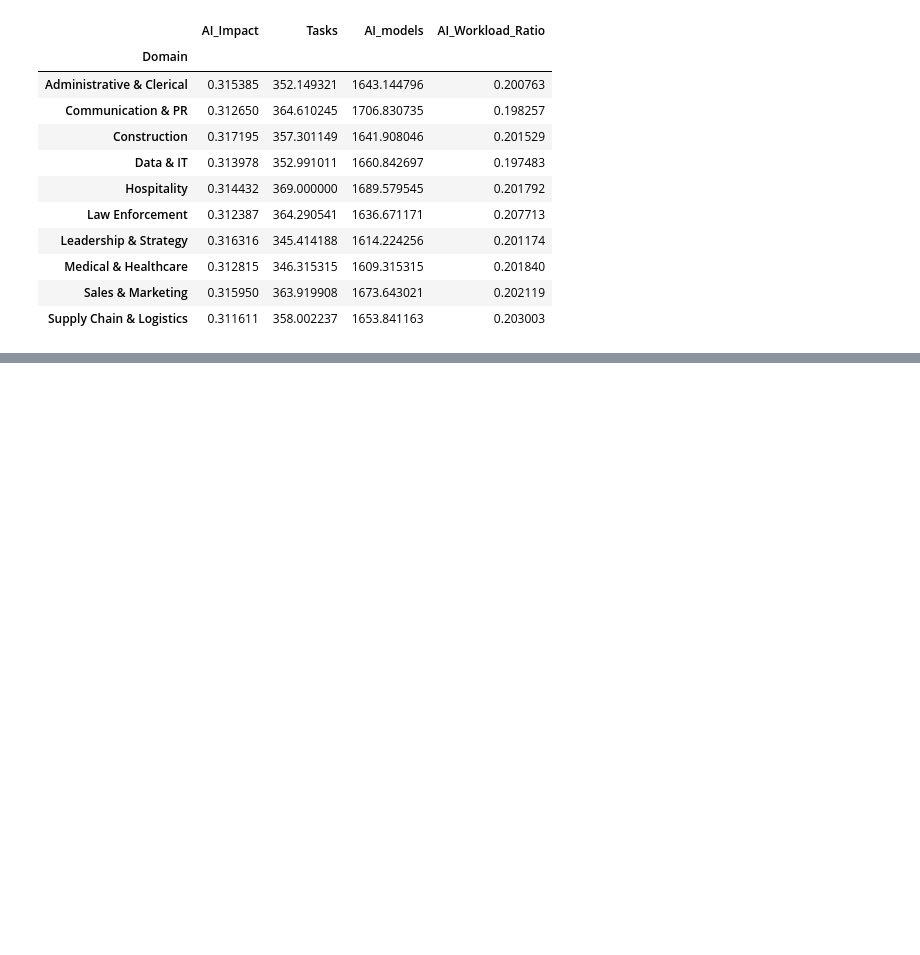
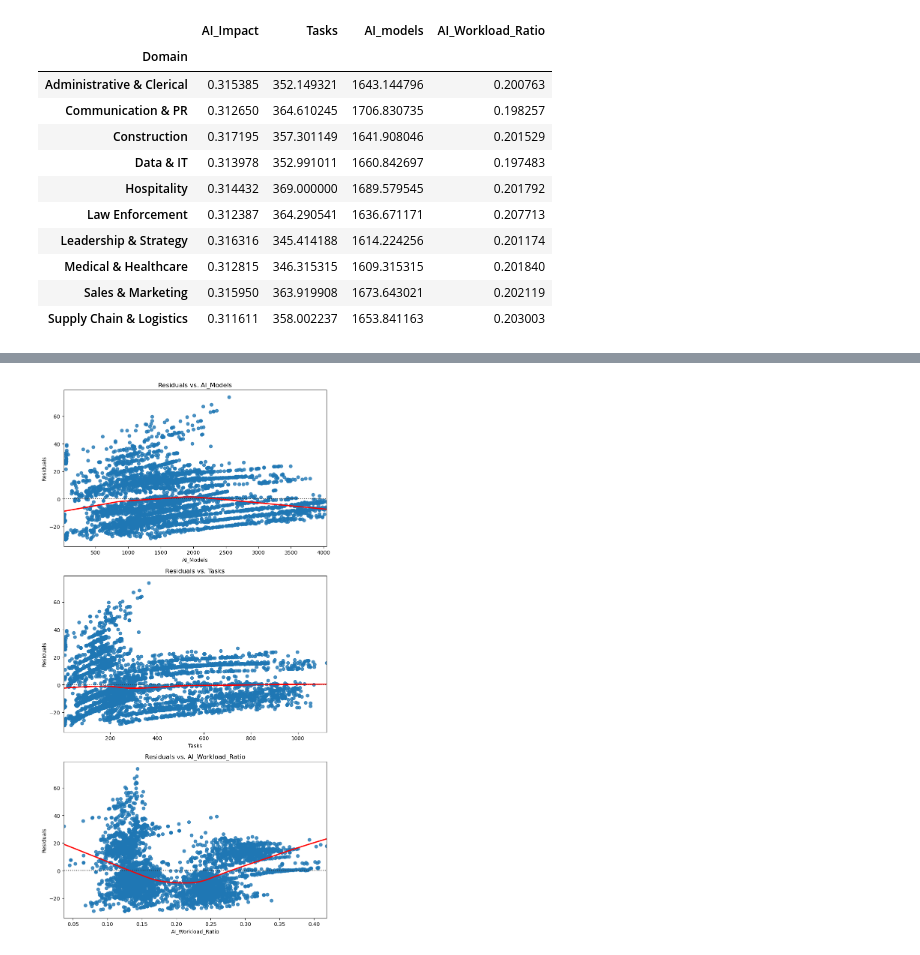
Before and after one commit to adrianapsay/math189finalproject, a Jupyter notebook: Final.ipynb, the cells around one changed output, grey strips where cells are left out. Drawn from its saved outputs; the diff is of its cells as text; code cells hidden in the pictures; blank space fills up the shorter version.

```diff
--- a/Final.ipynb
+++ b/Final.ipynb
@@ -1798,0 +1724,3 @@ plt.scatter(range(len(r)), r);
+# %%
+backward_bic_vars = backward(AI_Job_Threat_Index, criterion_bic, "AI_Impact_Percent")
+backward_bic_vars
@@ -1798,0 +1797,15 @@ plt.scatter(range(len(r)), r);
+# %%
+predictors = backward_bic_vars
+
+fig, axes = plt.subplots(nrows=len(predictors), figsize=(8, 5 * len(predictors)))
+
+for i, predictor in enumerate(predictors):
+    sns.residplot(x=AI_Job_Threat_Index[predictor], y=backwards_bic_model.resid, lowess=True, line_kws={'color': 'red'}, ax=axes[i])
+    axes[i].set_xlabel(predictor)
+    axes[i].set_ylabel("Residuals")
+    axes[i].set_title(f"Residuals vs. {predictor}")
+
+plt.tight_layout()
+plt.show()
+# %% [output]
+[figure, added]
```
Also changed, not shown: parts of 102 cells of this notebook.
